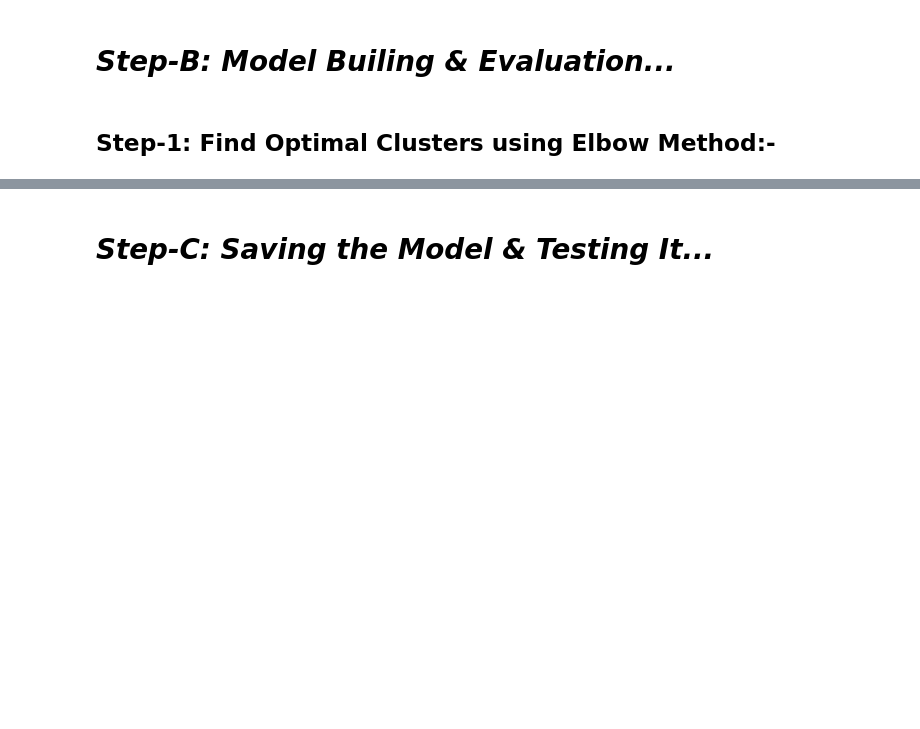
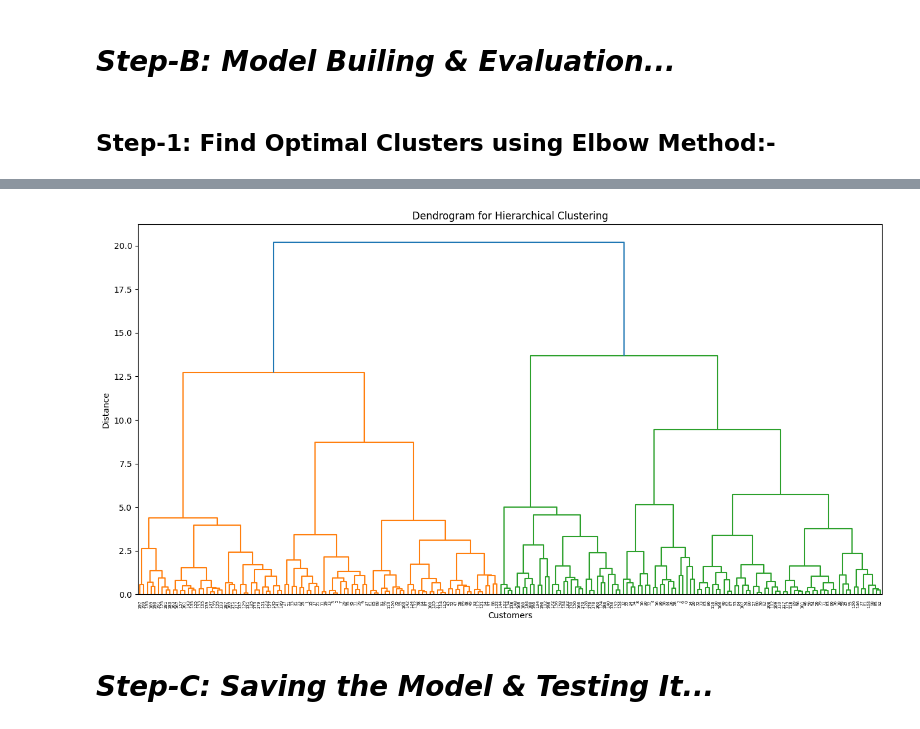
Before and after one commit to dhinoja-rajan/Machine_Learning_Mastery, a Jupyter notebook: Clustering_Template.ipynb, the cells around one changed output, grey strips where cells are left out. Saved outputs shown, nothing was run; the diff lists cells and outputs as text; code cells hidden in the pictures; blank space fills up the shorter version.

```diff
--- a/Clustering_Template.ipynb
+++ b/Clustering_Template.ipynb
@@ -395,8 +415,11 @@ for model in models:
 # %%
-# plt.figure(figsize=(10, 6))
-# linkage_matrix = linkage(X_scaled, method='ward')
-# dendrogram(linkage_matrix)
-# plt.title("Dendrogram for Hierarchical Clustering")
-# plt.xlabel("Customers")
-# plt.ylabel("Distance")
-# plt.show()
+plt.figure(figsize=(16, 8))
+
+linkage_matrix = linkage(X_scaled, method='ward')
+dendrogram(linkage_matrix)
+plt.title("Dendrogram for Hierarchical Clustering")
+plt.xlabel("Customers")
+plt.ylabel("Distance")
+plt.show()
+# %% [output]
+[figure, added]
```
Also changed, not shown: parts of 23 cells of this notebook.
